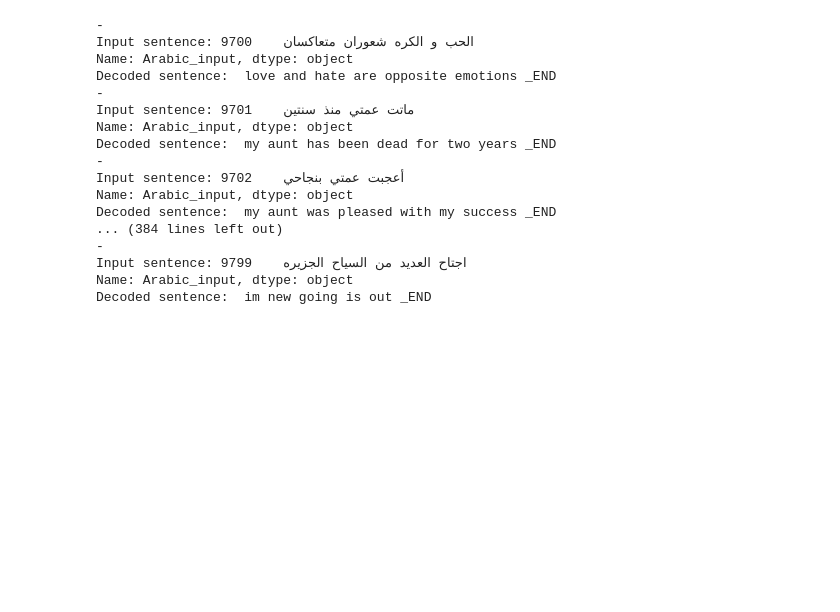
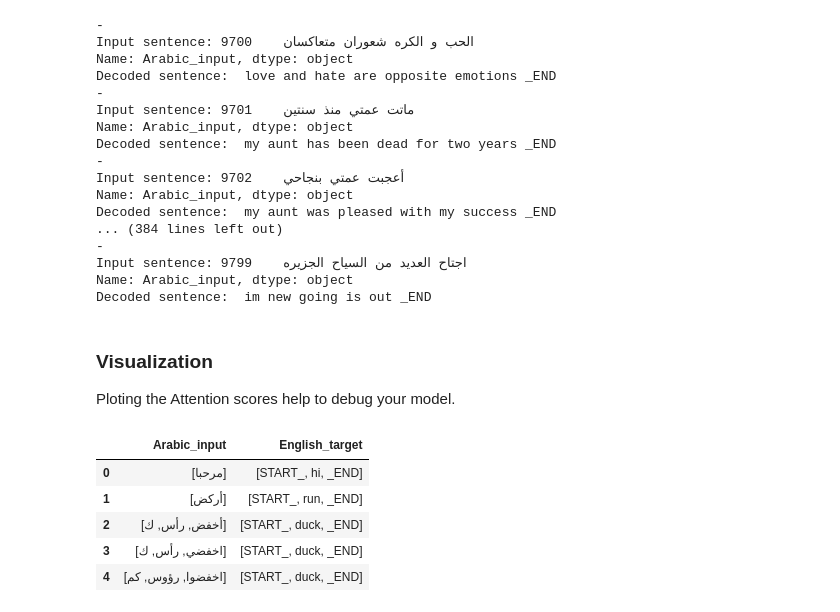
Before and after one commit to MarwaMohammad/Seq2SeqModel_repo, a Jupyter notebook: Seq2Seq_with_attention.ipynb, the cells around one changed output. Drawn from its saved outputs; the diff is of its cells as text; code cells hidden in the pictures; blank space fills up the shorter version.

```diff
--- a/Seq2Seq_with_attention.ipynb
+++ b/Seq2Seq_with_attention.ipynb
@@ -953,3 +983,7 @@ Decoded sentence:  my aunt was pleased with my success _END
 Input sentence: 9799    اجتاح العديد من السياح الجزيره
 Name: Arabic_input, dtype: object
 Decoded sentence:  im new going is out _END
+# %% [markdown]
+### Visualization
+
+Ploting the Attention scores help to debug your model.
@@ -955,0 +1020,9 @@ Decoded sentence:  im new going is out _END
+# %%
+tokenized_ds_copy.head()
+# %% [output]
+|  | Arabic_input | English_target |
+| 0 | [مرحبا] | [START_, hi, _END] |
+| 1 | [أركض] | [START_, run, _END] |
+| 2 | [أخفض, رأس, ك] | [START_, duck, _END] |
+| 3 | [اخفضي, رأس, ك] | [START_, duck, _END] |
+| 4 | [اخفضوا, رؤوس, كم] | [START_, duck, _END] |
```
Also changed, not shown: parts of 7 cells of this notebook.
